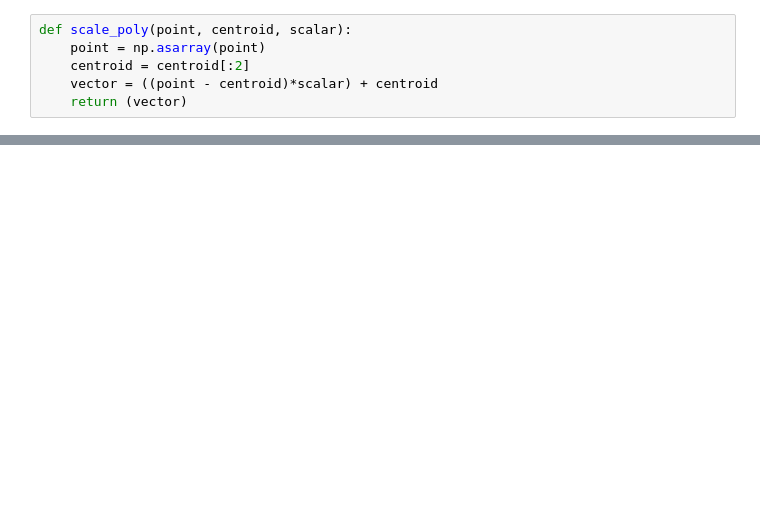
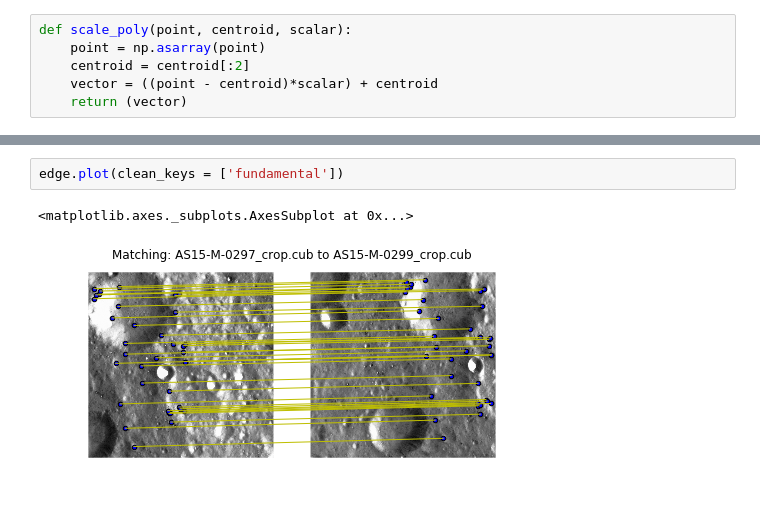
Before and after one commit to tisaconundrum2/autocnet, a Jupyter notebook: notebooks/VoroniTesting.ipynb, the cells around one changed output, grey strips where cells are left out. Drawn from its saved outputs; the diff is of its cells as text; blank space fills up the shorter version.

```diff
--- a/notebooks/VoroniTesting.ipynb
+++ b/notebooks/VoroniTesting.ipynb
@@ -112,0 +204,5 @@ def voronoi(edge, clean_keys=[], k = 30, source_verbose = False, destination_ver
+# %%
+edge.plot(clean_keys = ['fundamental'])
+# %% [output]
+<matplotlib.axes._subplots.AxesSubplot at 0x...>
+[figure, added]
```
Also changed, not shown: parts of 13 cells of this notebook, 1 other file.
